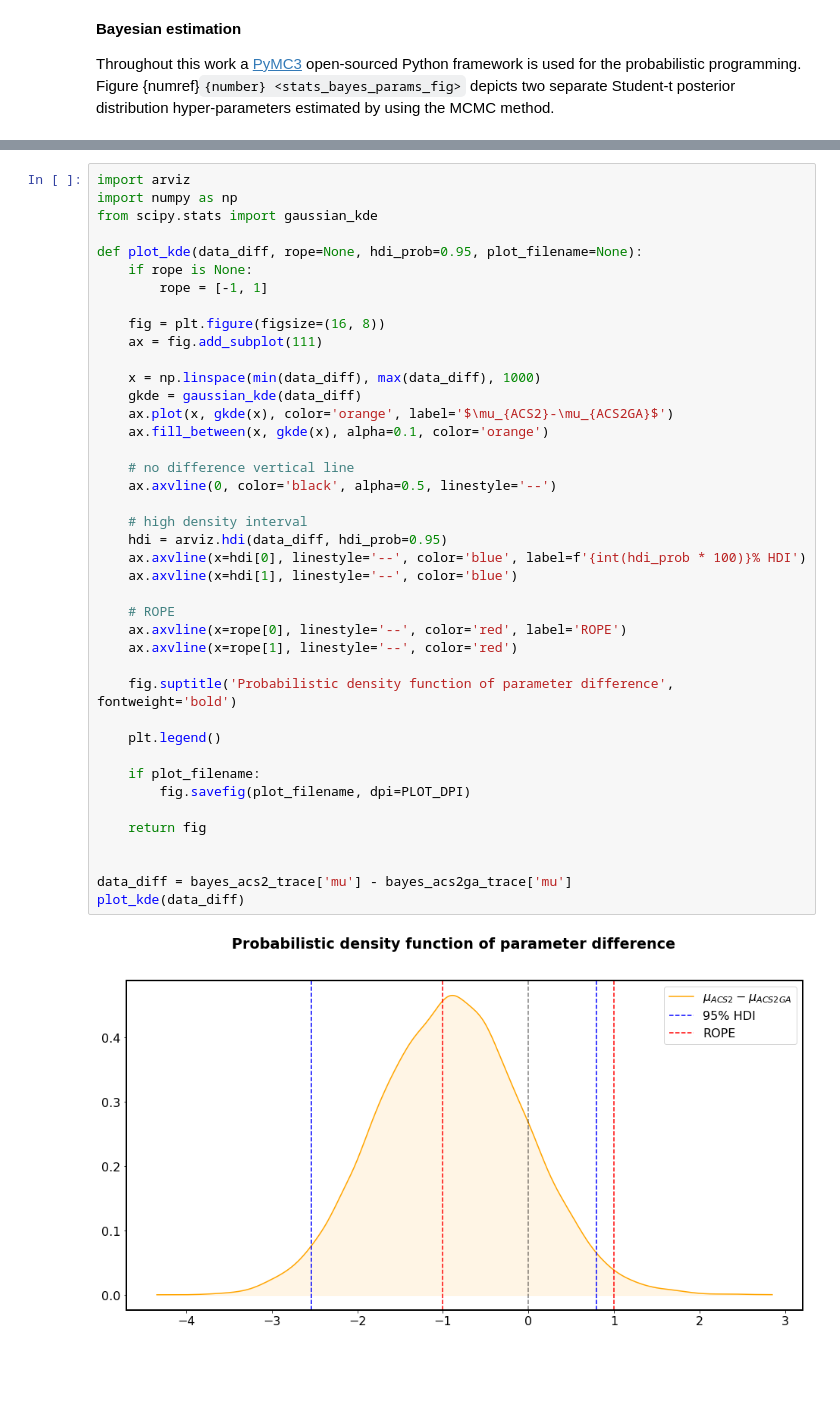
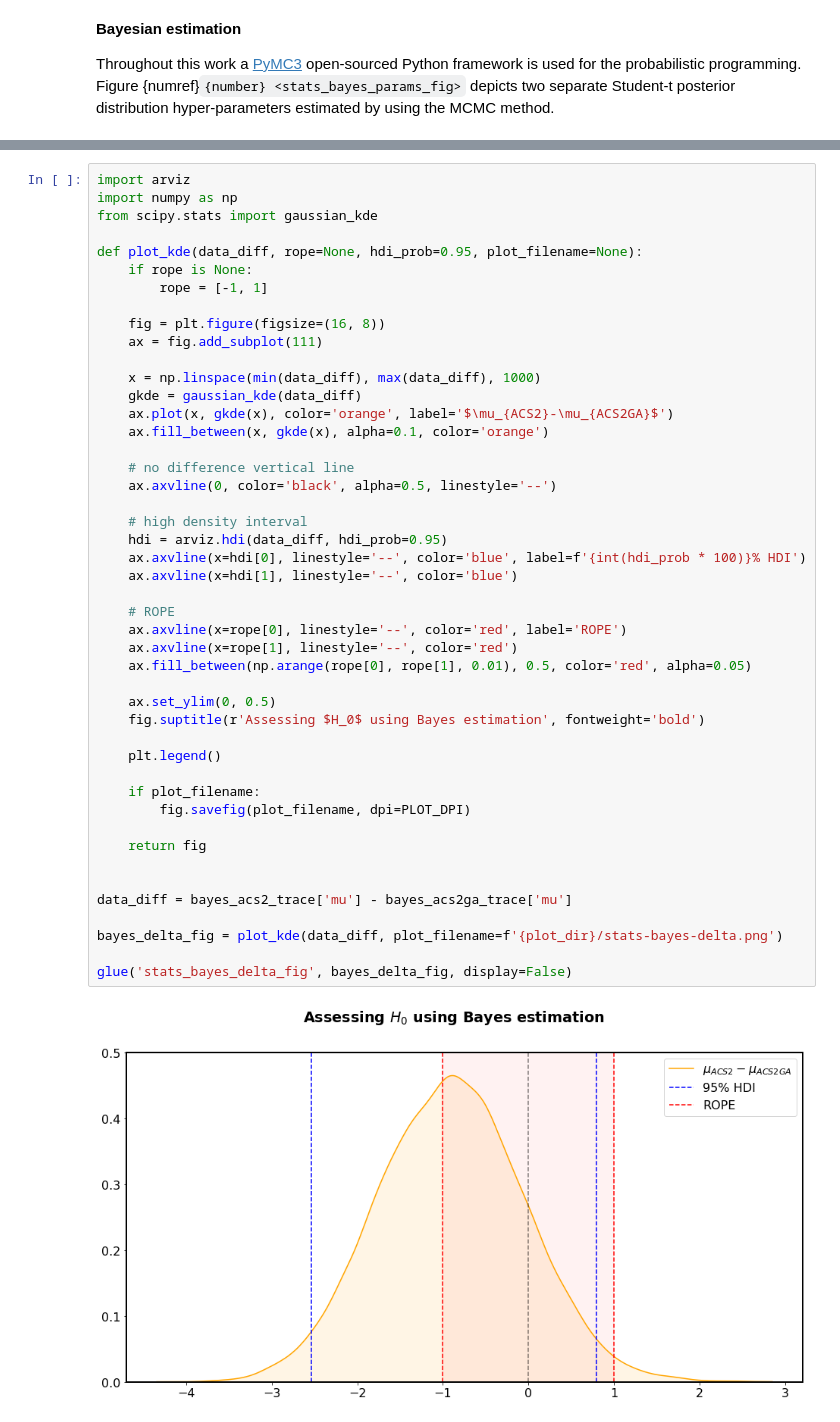
Before and after one commit to khozzy/phd, a Jupyter notebook: book/chapters/2_selected_topics/25_stats.ipynb, the cells around one changed output, grey strips where cells are left out. Cells and saved outputs as stored; diff of their text form; blank space fills up the shorter version.

Commit message:
stats further 2

```diff
--- a/book/chapters/2_selected_topics/25_stats.ipynb
+++ b/book/chapters/2_selected_topics/25_stats.ipynb
@@ -318,33 +323,38 @@ def plot_kde(data_diff, rope=None, hdi_prob=0.95, plot_filename=None):
     ax = fig.add_subplot(111)
 
     x = np.linspace(min(data_diff), max(data_diff), 1000)
     gkde = gaussian_kde(data_diff)
     ax.plot(x, gkde(x), color='orange', label='$\mu_{ACS2}-\mu_{ACS2GA}$')
     ax.fill_between(x, gkde(x), alpha=0.1, color='orange')
 
     # no difference vertical line
     ax.axvline(0, color='black', alpha=0.5, linestyle='--')
 
     # high density interval
     hdi = arviz.hdi(data_diff, hdi_prob=0.95)
     ax.axvline(x=hdi[0], linestyle='--', color='blue', label=f'{int(hdi_prob * 100)}% HDI')
     ax.axvline(x=hdi[1], linestyle='--', color='blue')
 
     # ROPE
     ax.axvline(x=rope[0], linestyle='--', color='red', label='ROPE')
     ax.axvline(x=rope[1], linestyle='--', color='red')
+    ax.fill_between(np.arange(rope[0], rope[1], 0.01), 0.5, color='red', alpha=0.05)
 
-    fig.suptitle('Probabilistic density function of parameter difference', fontweight='bold')
+    ax.set_ylim(0, 0.5)
+    fig.suptitle(r'Assessing $H_0$ using Bayes estimation', fontweight='bold')
 
     plt.legend()
 
     if plot_filename:
         fig.savefig(plot_filename, dpi=PLOT_DPI)
 
     return fig
 
 
 data_diff = bayes_acs2_trace['mu'] - bayes_acs2ga_trace['mu']
-plot_kde(data_diff)
+
+bayes_delta_fig = plot_kde(data_diff, plot_filename=f'{plot_dir}/stats-bayes-delta.png')
+
+glue('stats_bayes_delta_fig', bayes_delta_fig, display=False)
 # %% [output]
-[figure, old version]
+[figure, new version]
```
Also changed, not shown: parts of 7 cells of this notebook, 2 other files.
